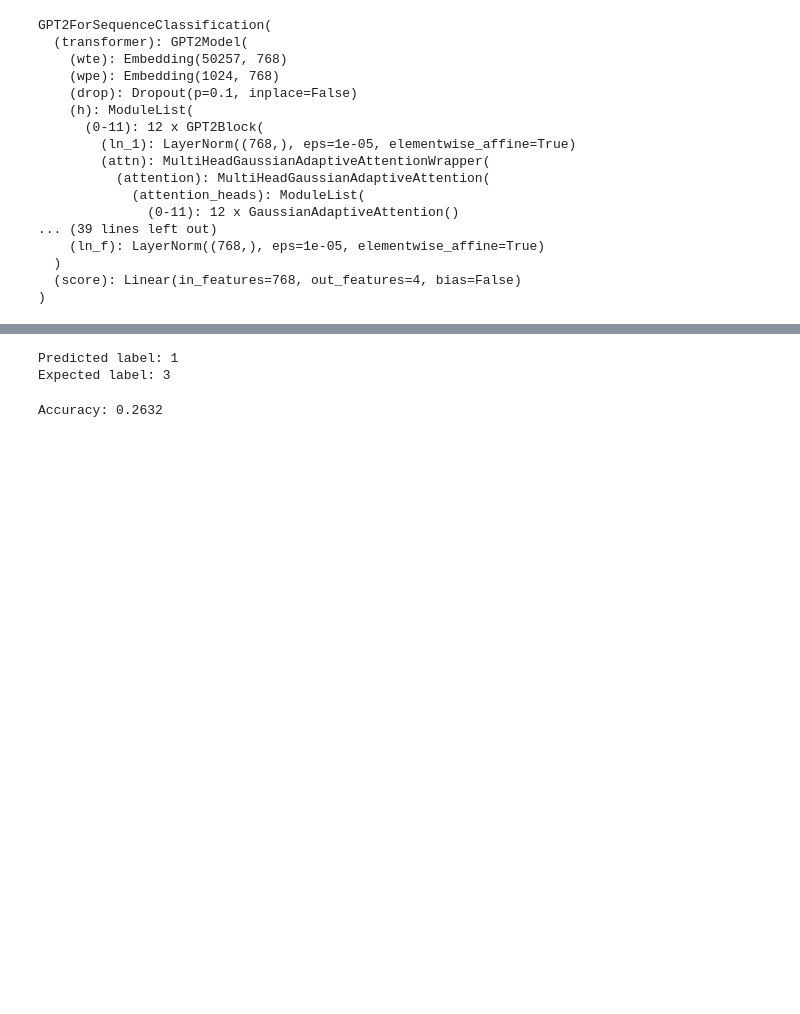
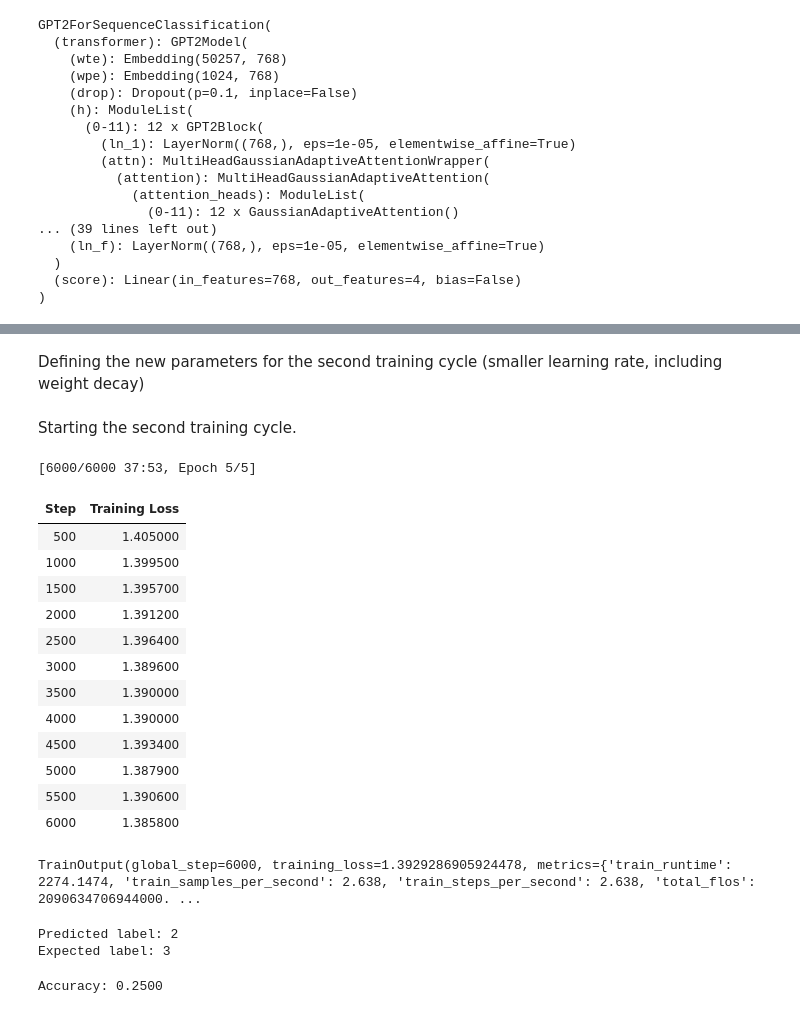
Before and after one commit to wallacees12/AML-Laplacian-Attention, a Jupyter notebook: gpt2_fine_tuning_gaussian_v2.ipynb, the cells around one changed output, grey strips where cells are left out. Drawn from its saved outputs; the diff is of its cells as text; code cells hidden in the pictures; blank space fills up the shorter version.

```diff
--- a/gpt2_fine_tuning_gaussian-v2.ipynb
+++ b/gpt2_fine_tuning_gaussian_v2.ipynb
@@ -250,0 +384,12 @@ trainer.evaluate()
+# %%
+
+unfrozen_gaussian_model = copy.deepcopy(gaussian_model)
+print(unfrozen_gaussian_model)
+
+# unfreeze layers
+for param in unfrozen_gaussian_model.transformer.parameters():
+    param.requires_grad = True
+
+# check
+trainable_params = sum(p.numel() for p in unfrozen_gaussian_model.parameters() if p.requires_grad)
+print(f"Trainable Parameters: {trainable_params}")
@@ -251,19 +414,51 @@ trainer.evaluate()
+# %% [markdown]
+Defining the new parameters for the second training cycle (smaller learning rate, including weight decay)
+# %%
+from transformers import Trainer, TrainingArguments
+
+training_args = TrainingArguments(
+    output_dir="./results",
+    learning_rate=2e-5,
+    per_device_train_batch_size=1,
+    per_device_eval_batch_size=1,
+    num_train_epochs=5,
+    weight_decay=0.01,
+    use_cpu = False,
+    no_cuda = False
+)
+
+trainer = Trainer(
+    model=unfrozen_gaussian_model,
+    args=training_args,
+    train_dataset=tokenized_dataset["train"],
+    eval_dataset=tokenized_dataset["test"],
+)
+# %% [markdown]
+Starting the second training cycle.
+# %%
+trainer.train()
+# %% [output]
+[6000/6000 37:53, Epoch 5/5]
+| Step | Training Loss |
+| 500 | 1.405000 |
+| 1000 | 1.399500 |
+| 1500 | 1.395700 |
+| 2000 | 1.391200 |
+| 2500 | 1.396400 |
+| 3000 | 1.389600 |
+| 3500 | 1.390000 |
+| 4000 | 1.390000 |
+| 4500 | 1.393400 |
+| 5000 | 1.387900 |
+| 5500 | 1.390600 |
+| 6000 | 1.385800 |
+TrainOutput(global_step=6000, training_loss=1.3929286905924478, metrics={'train_runtime': 2274.1474, 'train_samples_per_second': 2.638, 'train_steps_per_second': 2.638, 'total_flos': 2090634706944000. ...
 # %%
 import torch
 
 device = torch.device("cuda" if torch.cuda.is_available() else "cpu")
 
-model.to(device)
-
-def predict_label(sentence):
-    inputs = tokenizer(sentence, return_tensors="pt")
-    inputs = {k: v.to(device) for k, v in inputs.items()}
-
-    with torch.no_grad():
-        outputs = model(**inputs)
-        prediction = outputs.logits.argmax(-1).item()
-
-    return prediction
+unfrozen_gaussian_model.to(device)
 
 # Test the function with an example from the dataset
 text = dataset['test'][1]['text']
@@ -271,7 +466,7 @@ label = dataset['test'][1]['label']
 print("Predicted label:", predict_label(text))
 print("Expected label:", label)
 # %% [output]
-Predicted label: 1
+Predicted label: 2
 Expected label: 3
 # %%
 from torch.utils.data import DataLoader
@@ -291,10 +486,12 @@ def calculate_accuracy(model, data):
 
     return correct / total
 
-data = combined_dataset_1percent['test']
+data = dataset_1percent['test']
 
 # Calculate accuracy
-accuracy = calculate_accuracy(model, data)
+accuracy = calculate_accuracy(unfrozen_gaussian_model, data)
 print(f"Accuracy: {accuracy:.4f}")
+
+# problem: exact same accuracy score as before, so something must be wrong
 # %% [output]
-Accuracy: 0.2632
+Accuracy: 0.2500
```
Also changed, not shown: parts of 31 cells of this notebook.
